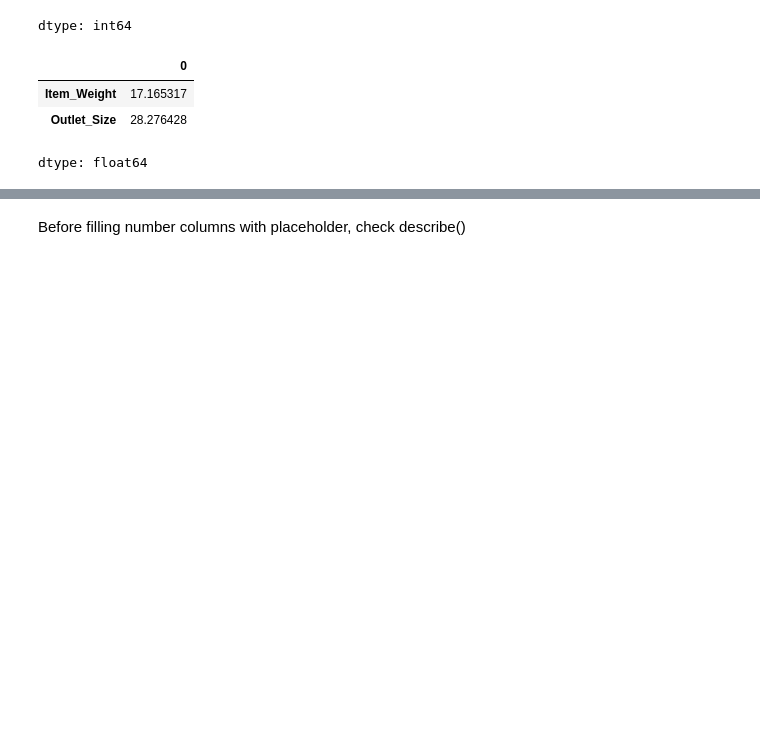
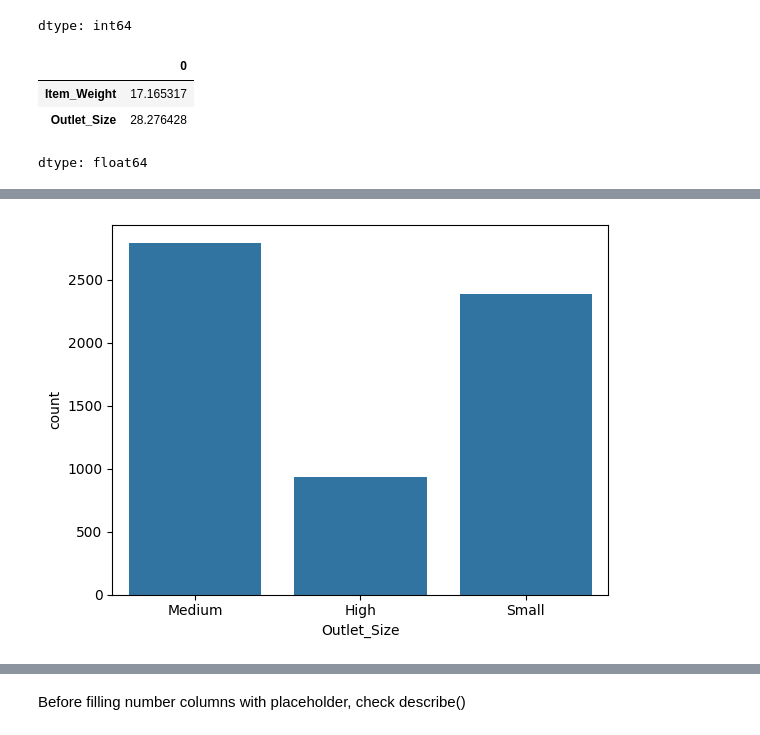
Before and after one commit to swirita/Prediction-of-Product-Sales, a Jupyter notebook: Prediction_of_Product_Sales.ipynb, the cells around one changed output, grey strips where cells are left out. Drawn from its saved outputs; the diff is of its cells as text; code cells hidden in the pictures; blank space fills up the shorter version.

```diff
--- a/Prediction_of_Product_Sales.ipynb
+++ b/Prediction_of_Product_Sales.ipynb
@@ -177,0 +191,4 @@ num_cols=df.select_dtypes('number').columns
+# %%
+ax=sns.countplot(data=df, x='Outlet_Size')
+# %% [output]
+[figure, added]
```
Also changed, not shown: parts of 14 cells of this notebook.
